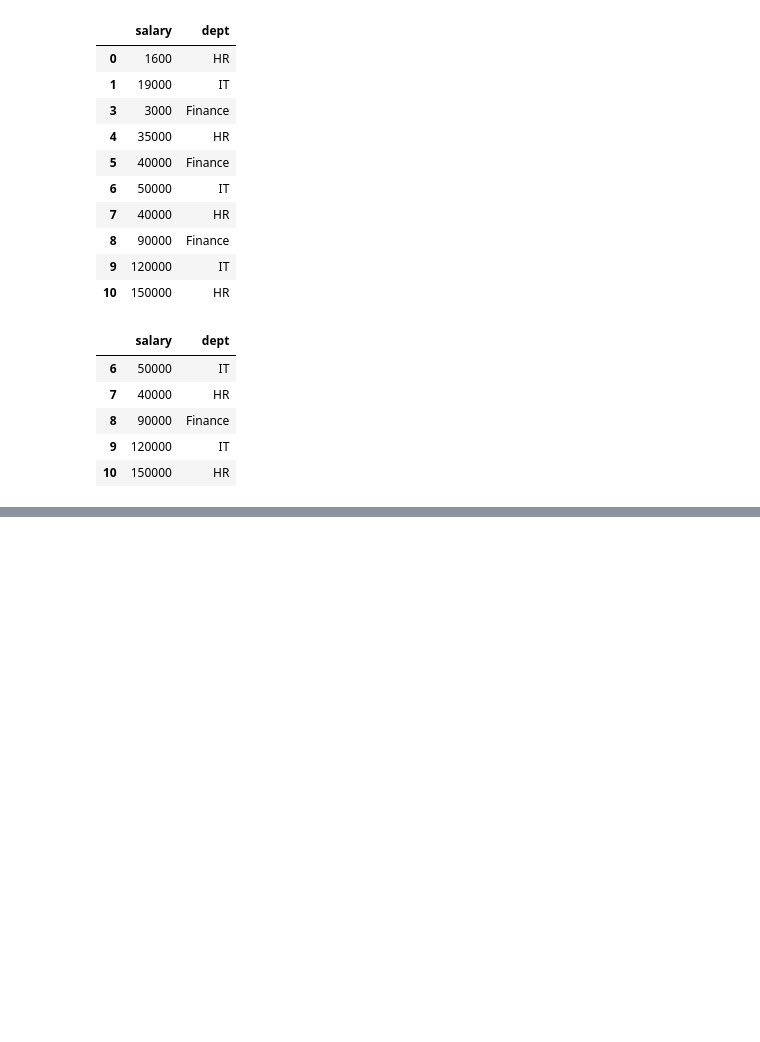
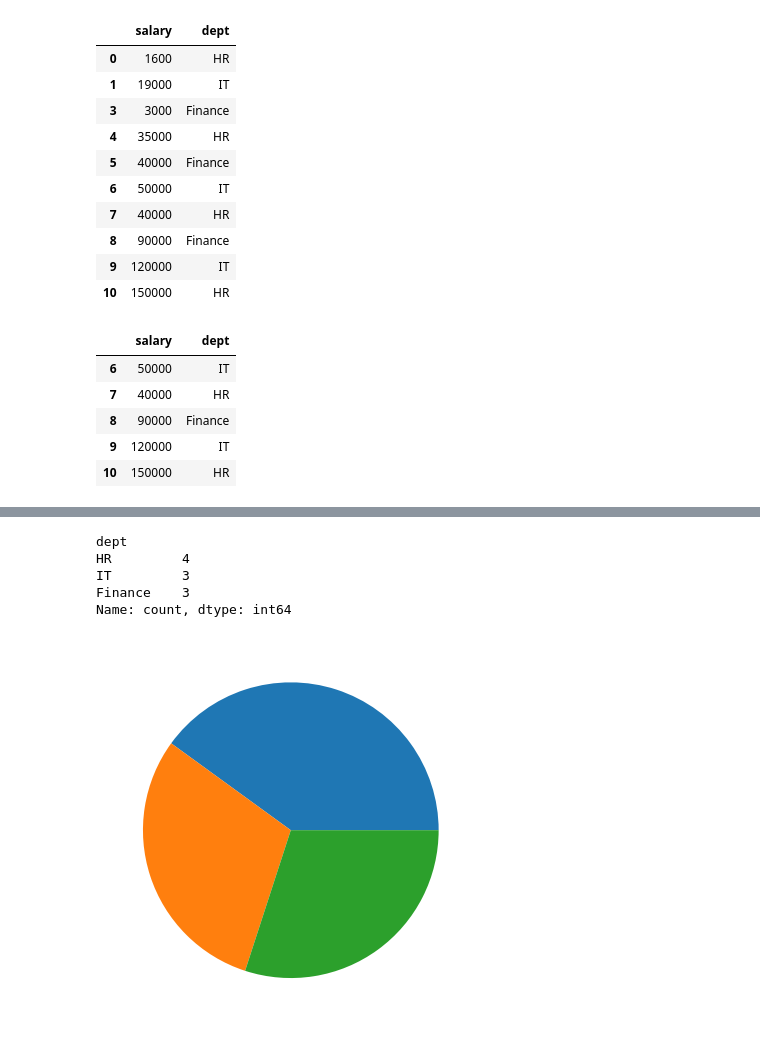
Before and after one commit to Shubham-Jana-Dev/Ardent-ML-learning-with-python-2026, a Jupyter notebook: Mar-02-2026/matplot.ipynb, the cells around one changed output, grey strips where cells are left out. Drawn from its saved outputs; the diff is of its cells as text; code cells hidden in the pictures; blank space fills up the shorter version.

Commit message:
feat: Understood pie plot, bar plot

```diff
--- a/Mar-02-2026/matplot.ipynb
+++ b/Mar-02-2026/matplot.ipynb
@@ -134,0 +149,14 @@ df.tail()
+# %%
+count = df["dept"].value_counts()
+count
+# %% [output]
+dept
+HR         4
+IT         3
+Finance    3
+Name: count, dtype: int64
+# %%
+plt.pie(count)
+plt.show()
+# %% [output]
+[figure, added]
```
Also changed, not shown: parts of 7 cells of this notebook.
